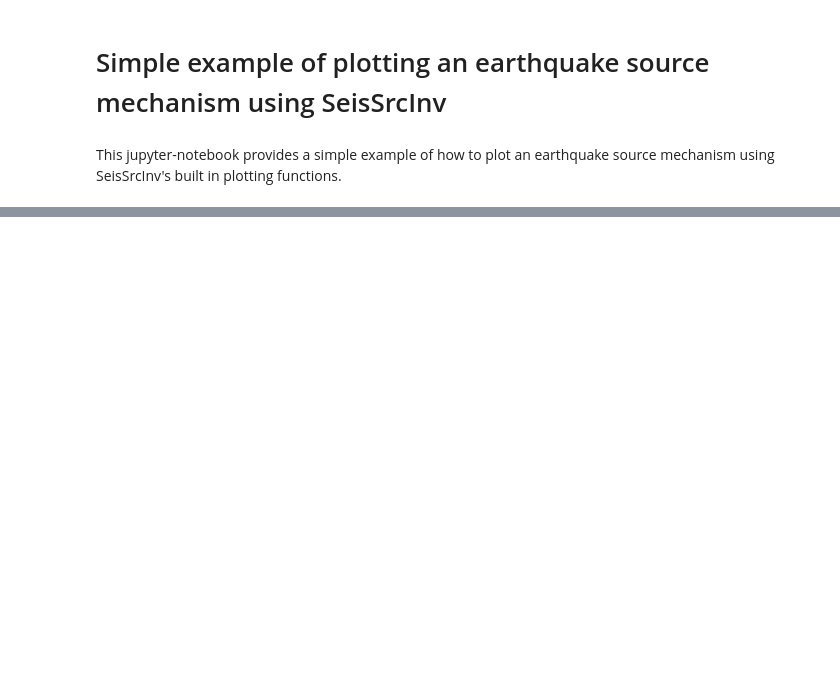
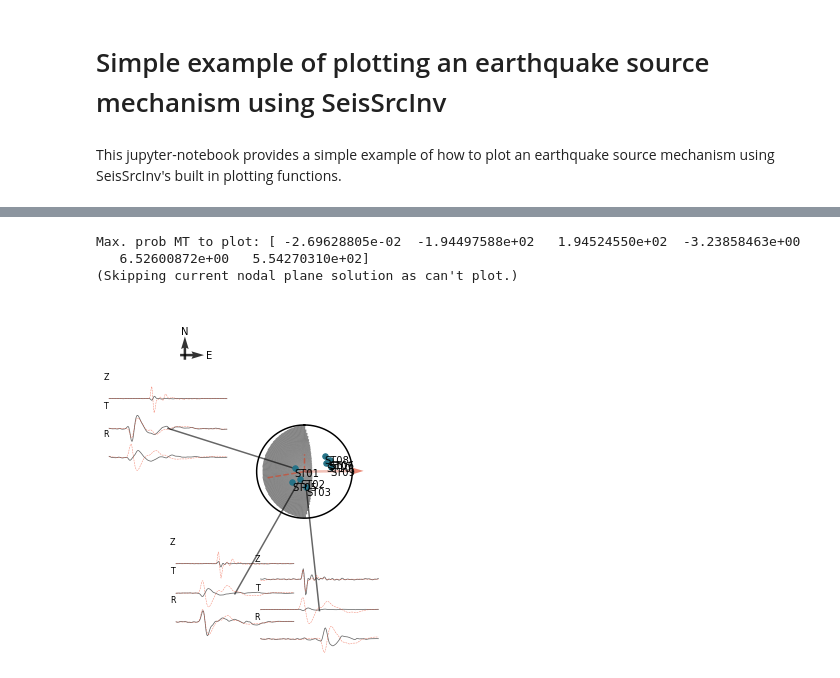
Before and after one commit to TomSHudson/SeisSrcInv, a Jupyter notebook: Examples/simple_plotting_example/simple_plotting_example.ipynb, the cells around one changed output, grey strips where cells are left out. Cells and saved outputs as stored; diff of their text form; code cells hidden in the pictures; blank space fills up the shorter version.

Commit message:
Finished creating simple plot example using script.

```diff
--- a/Examples/simple_plotting_example/simple_plotting_example.ipynb
+++ b/Examples/simple_plotting_example/simple_plotting_example.ipynb
@@ -43,3 +11,0 @@ return_absolute_similarity_values_switch = True # If True, will also save absolu
-# %%
-# And perform inversion:
-SeisSrcInv.inversion.run(datadir, outdir, real_data_fnames, MT_green_func_fnames, single_force_green_func_fnames, data_labels, inversion_type, num_samples, comparison_metric, nlloc_hyp_filename, perform_normallised_waveform_inversion=perform_normallised_waveform_inversion, compare_all_waveforms_simultaneously=compare_all_waveforms_simultaneously, manual_indices_time_shift_MT=manual_indices_time_shift_MT, manual_indices_time_shift_SF=manual_indices_time_shift_SF, num_processors=num_processors, set_pre_time_shift_values_to_zero_switch=set_pre_time_shift_values_to_zero_switch, return_absolute_similarity_values_switch=return_absolute_similarity_values_switch, cut_phase_start_vals=cut_phase_start_vals, cut_phase_length=cut_phase_length)
@@ -67,4 +11,0 @@ plot_wfs_on_focal_mech_switch= True # If True, plots waveforms on focal mechanis
-# %%
-# Run the plotting:
-SeisSrcInv.plot.run(inversion_type, event_uid, inversion_output_data_dir,plot_wfs_on_focal_mech_switch=plot_wfs_on_focal_mech_switch)
-# (Note: Saves output to files in adirectory "Plots")
@@ -83,0 +36,37 @@ Finished
+# %%
+# Create the stations data object:
+# Note: <stations> takes a very specific format
+station_names = ['ST01', 'ST02', 'ST03', 'ST05', 'ST06', 'ST07', 'ST08', 'ST09', 'ST10']
+station_azimuths = [288, 209, 174, 228, 65, 66, 51, 80, 68]
+station_takeoff_angles = [23, 19, 36, 38, 68, 63, 63, 64, 56]
+station_polarities = np.zeros(10) # As do full waveform inversion, don't need polarities.
+
+# And create stations array:
+stations = []
+for i in range(len(station_names)):
+    station = station_names[i]
+    azi = station_azimuths[i]
+    toa = station_takeoff_angles[i]
+    pol = 0 # Assign zero polarity, as not needed for full waveform
+    stations.append([np.array([station], dtype=str), np.array([[azi]], dtype=float), np.array([[toa]], dtype=float), np.array([[pol]], dtype=int)])
+# %%
+# And run plotting function:
+
+# Get maximum probability solution for plotting radiation pattern for:
+radiation_pattern_MT = MTs[:,np.argmax(MTp_absolute)]
+print("Max. prob MT to plot:", radiation_pattern_MT)
+
+# Create figure:
+figure_filename = [] # If specified as a string then will save to that path.
+fig = plt.figure(figsize=(6,6))
+ax = fig.add_subplot(111)
+
+# And do plotting:
+fig, ax = SeisSrcInv.plot.plot_full_waveform_result_beachball(MTs, wfs_dict, fig=fig, ax=ax, radiation_pattern_MT=radiation_pattern_MT, stations=stations, lower_upper_hemi_switch="upper", figure_filename=figure_filename, num_MT_solutions_to_plot=1, inversion_type="DC", radiation_MT_phase="P", plot_plane="EN", plot_uncertainty_switch=True, uncertainty_MTs=MTs, uncertainty_MTp=MTp, plot_wfs_on_focal_mech_switch=True, DC_switch_slip_vector=True)
+
+fig.show()
+# %% [output]
+Max. prob MT to plot: [ -2.69628805e-02  -1.94497588e+02   1.94524550e+02  -3.23858463e+00
+   6.52600872e+00   5.54270310e+02]
+(Skipping current nodal plane solution as can't plot.)
+[figure, added]
```
Also changed, not shown: parts of 10 cells of this notebook, 1 other file.
